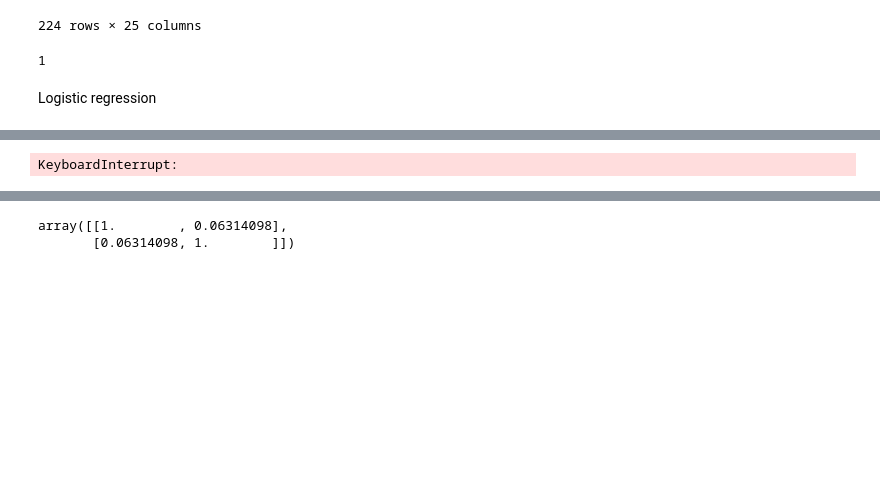
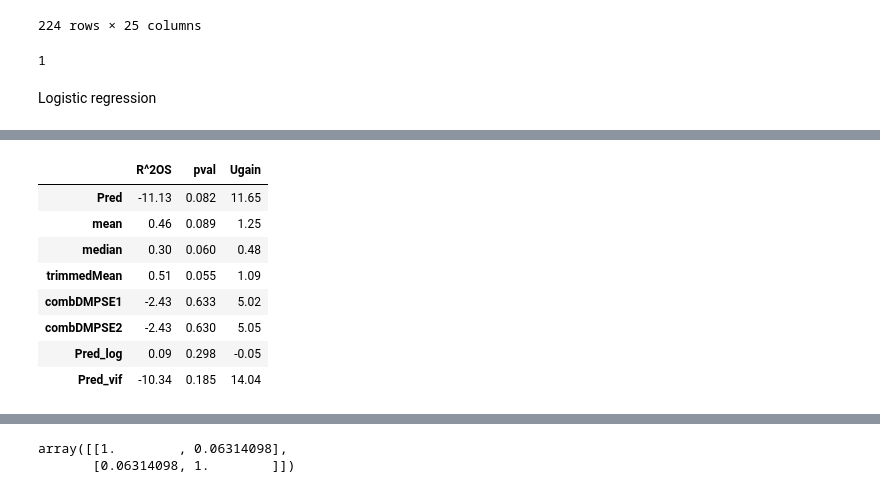
Before and after one commit to jessekeranen/seminar, a Jupyter notebook: jupyter.ipynb, the cells around one changed output, grey strips where cells are left out. Cells and saved outputs as stored; diff of their text form; code cells hidden in the pictures; blank space fills up the shorter version.

```diff
--- a/jupyter.ipynb
+++ b/jupyter.ipynb
@@ -962,7 +962,7 @@ rhmeanDF = rhmeanDF.rename(columns={0: "rhmean"})
 # Final df2 contains rhmean, realized return and "all" multivariate predictions
 df2 = pd.DataFrame(finalIndexMonthly["K1"]).merge(rhmeanDF, on="Date")
 df2 = df2.merge(pred_df, on="Date")
-df2 = df2.merge(rapachTabelle.iloc[:, -3:], on="Date")
+df2 = df2.merge(rapachTabelle.iloc[:, -5:], on="Date")
 df2 = df2.merge(pred_df_log["Pred_log"], on="Date")
 df2 = df2.merge(pred_df_vif, on="Date")
 
@@ -985,7 +985,7 @@ for prediction in df2.iloc[:,2:]:
 
     #adjusted MSPE following Clark and West (2007) to get pval
     rAdjustMspe = np.square(df2["K1"]-df2["rhmean"]) - (np.square(df2["K1"]-df2[prediction]) - np.square(df2["rhmean"] - df2[prediction]))
-    rAdjustMspeTest_statistic, rAdjustMspeTest_pvalKIT = stats.ttest_1samp(rAdjustMspe, popmean = 0, alternative = 'greater')
+    rAdjustMspeTest_statistic, rAdjustMspeTest_pval = stats.ttest_1samp(rAdjustMspe, popmean = 0, alternative = 'greater')
 
     resultsForecastMV[i,1] = round(rAdjustMspeTest_pval, 3)
 
@@ -994,34 +994,42 @@ for prediction in df2.iloc[:,2:]:
     for k in df2.index:
         sqm.append(np.square(df2.loc[:k, "K1"] - df2.loc[:k, "rhmean"]).sum() - np.square(df2.loc[:k, "K1"] - df2.loc[:k, prediction]).sum())
     figuresOosMV.append(sqm)
 
 
     wVariableKIT = (df2[prediction]*100).div(varianceUT)*(1/riskAversion)
 
     #restrict wVariable to max 0% or 150%
     wVariableKIT
     for a in wVariableKIT.index:
         if wVariableKIT[a] < 0:
             wVariableKIT[a] = 0
         elif wVariableKIT[a] > 1.5:
             wVariableKIT[a] = 1.5
         else:
             True
             #do nothing
 
     utilityPredKIT = wVariableKIT.mean()-(1/2*riskAversion*wVariableKIT.var())
     gainKIT = (utilityPredKIT - historicUtility)*1200
     resultsForecastMV[i,2] = round(gainKIT,2)
     row_names.append(prediction)
     i += 1
 
 resultsForecastMV = pd.DataFrame(resultsForecastMV)
 resultsForecastMV.columns = ["R^2OS", "pval", "Ugain"]
 resultsForecastMV.index = row_names
 
 resultsForecastMV
 # %% [output]
-KeyboardInterrupt:
+|  | R^2OS | pval | Ugain |
+| Pred | -11.13 | 0.082 | 11.65 |
+| mean | 0.46 | 0.089 | 1.25 |
+| median | 0.30 | 0.060 | 0.48 |
+| trimmedMean | 0.51 | 0.055 | 1.09 |
+| combDMPSE1 | -2.43 | 0.633 | 5.02 |
+| combDMPSE2 | -2.43 | 0.630 | 5.05 |
+| Pred_log | 0.09 | 0.298 | -0.05 |
+| Pred_vif | -10.34 | 0.185 | 14.04 |
 # %%
 figuresOosMVDF = pd.DataFrame(np.transpose(figuresOosMV))
 figuresOosMVDF = figuresOosMVDF.set_index(dates)
```
Also changed, not shown: parts of 5 cells of this notebook.
